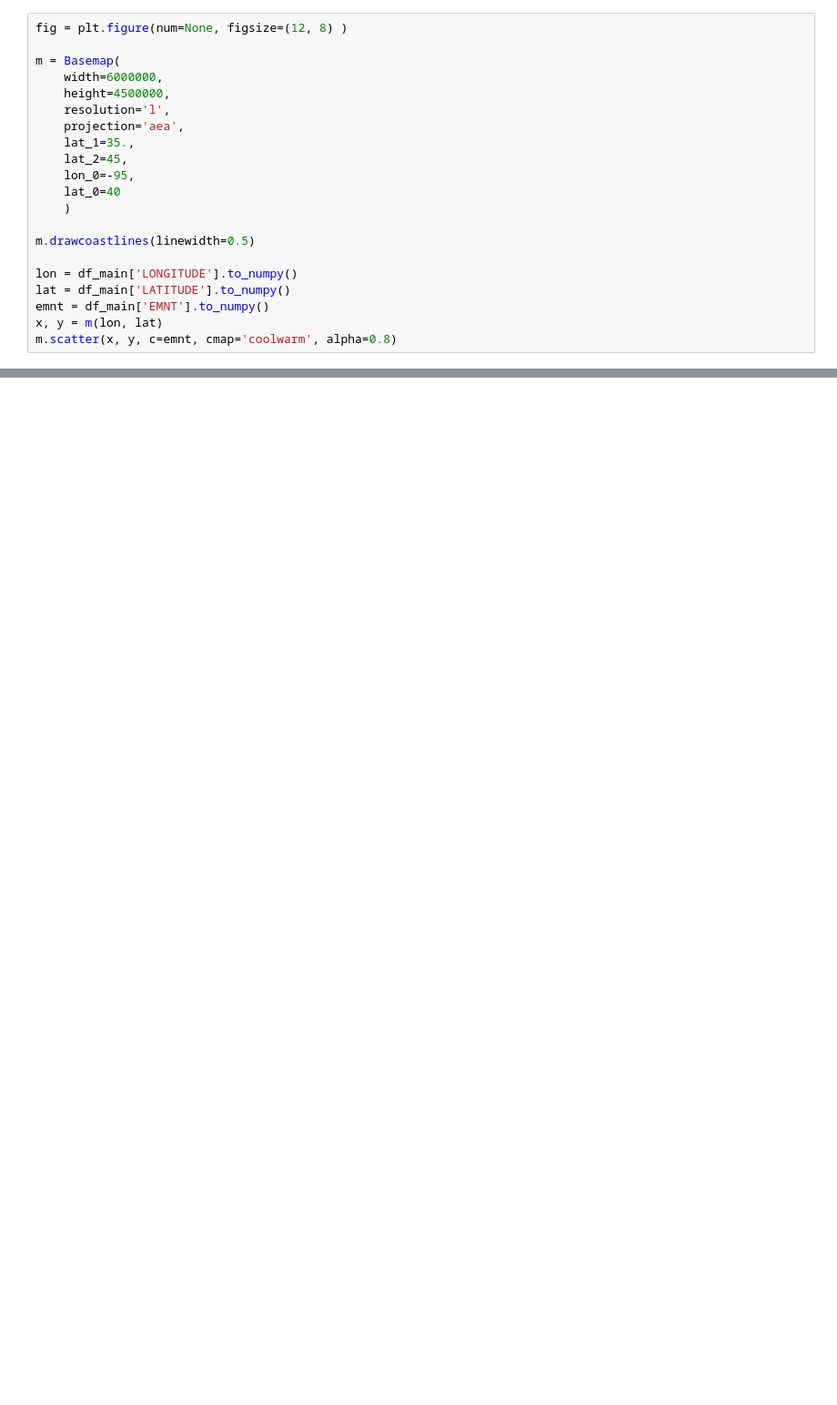
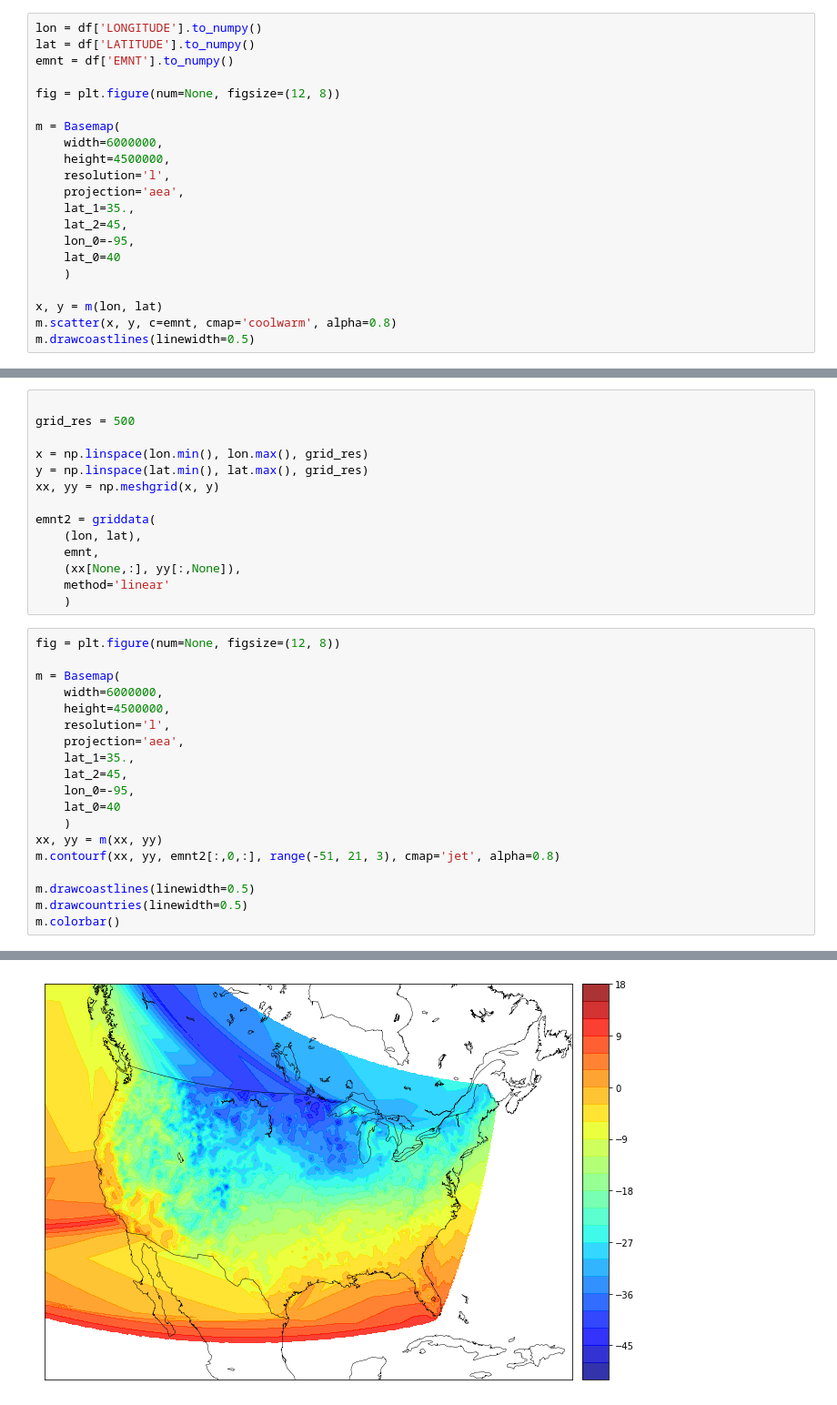
Before and after one commit to fletchgraham/hardiness, a Jupyter notebook: hardiness.ipynb, the cells around one changed output, grey strips where cells are left out. Shown at 91% size. Saved outputs shown, nothing was run; the diff lists cells and outputs as text; blank space fills up the shorter version.

```diff
--- a/hardiness.ipynb
+++ b/hardiness.ipynb
@@ -52,5 +19,9 @@ warnings.filterwarnings("ignore",category=matplotlib.cbook.mplDeprecation)
 # %%
-fig = plt.figure(num=None, figsize=(12, 8) )
+lon = df['LONGITUDE'].to_numpy()
+lat = df['LATITUDE'].to_numpy()
+emnt = df['EMNT'].to_numpy()
+
+fig = plt.figure(num=None, figsize=(12, 8))
 
 m = Basemap(
     width=6000000,
@@ -63,11 +34,7 @@ m = Basemap(
     lat_0=40
     )
 
-m.drawcoastlines(linewidth=0.5)
-
-lon = df_main['LONGITUDE'].to_numpy()
-lat = df_main['LATITUDE'].to_numpy()
-emnt = df_main['EMNT'].to_numpy()
 x, y = m(lon, lat)
 m.scatter(x, y, c=emnt, cmap='coolwarm', alpha=0.8)
+m.drawcoastlines(linewidth=0.5)
 # %% [output]
@@ -75 +42,35 @@ m.scatter(x, y, c=emnt, cmap='coolwarm', alpha=0.8)
 [figure]
+# %%
+
+grid_res = 500
+
+x = np.linspace(lon.min(), lon.max(), grid_res)
+y = np.linspace(lat.min(), lat.max(), grid_res)
+xx, yy = np.meshgrid(x, y)
+
+emnt2 = griddata(
+    (lon, lat),
+    emnt,
+    (xx[None,:], yy[:,None]),
+    method='linear'
+    )
+# %%
+fig = plt.figure(num=None, figsize=(12, 8))
+
+m = Basemap(
+    width=6000000,
+    height=4500000,
+    resolution='l',
+    projection='aea',
+    lat_1=35.,
+    lat_2=45,
+    lon_0=-95,
+    lat_0=40
+    )
+xx, yy = m(xx, yy)
+m.contourf(xx, yy, emnt2[:,0,:], range(-51, 21, 3), cmap='jet', alpha=0.8)
+
+m.drawcoastlines(linewidth=0.5)
+m.drawcountries(linewidth=0.5)
+m.colorbar()
+# %% [output]
@@ -75,0 +78 @@ m.scatter(x, y, c=emnt, cmap='coolwarm', alpha=0.8)
+[figure, added]
```
Also changed, not shown: parts of 9 cells of this notebook.
